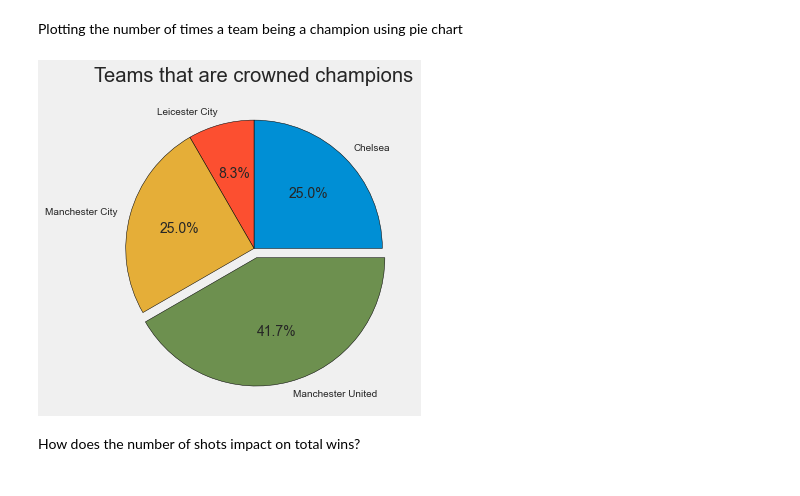
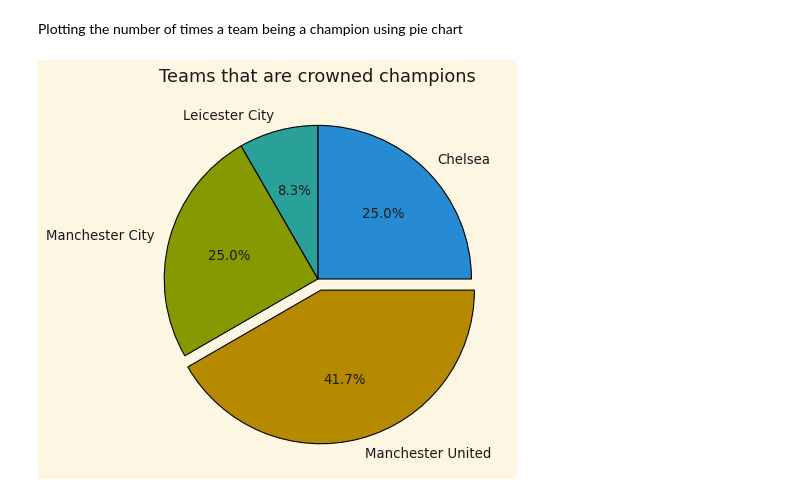
Before and after one commit to elironkryeziu/data_processing, a Jupyter notebook: premier-league.ipynb, the cells around one changed output. Cells and saved outputs as stored; diff of their text form; code cells hidden in the pictures.

```diff
--- a/premier-league.ipynb
+++ b/premier-league.ipynb
@@ -421,7 +517,7 @@ teams = df3.index[:10]
 scoring_chances = df3.total_scoring_att[:10]
 ontarget = df3.ontarget_scoring_att[:10]
 # Using seaborn style plot
-plt.style.use('seaborn')
+plt.style.use('seaborn-talk')
 plt.bar(teams, scoring_chances, label = 'Total scoring chances')
 plt.bar(teams, ontarget, label = 'On-target')
 plt.xlabel('Teams', size = 15, color = 'black')
@@ -471,12 +573,10 @@ Plotting the number of times a team being a champion using pie chart
 # %%
 team = winner_df.index
 champ = winner_df.titles
 explode = [0,0,0,0.075]
-plt.style.use('fivethirtyeight')
+plt.style.use('Solarize_Light2')
 plt.pie(champ, labels = team , explode = explode, wedgeprops = {'edgecolor':'black'}, autopct='%1.1f%%')
 plt.title('Teams that are crowned champions')
 plt.show()
 # %% [output]
-[figure, old version]
+[figure, new version]
-# %% [markdown]
-How does the number of shots impact on total wins?
```
Also changed, not shown: parts of 19 cells of this notebook.
